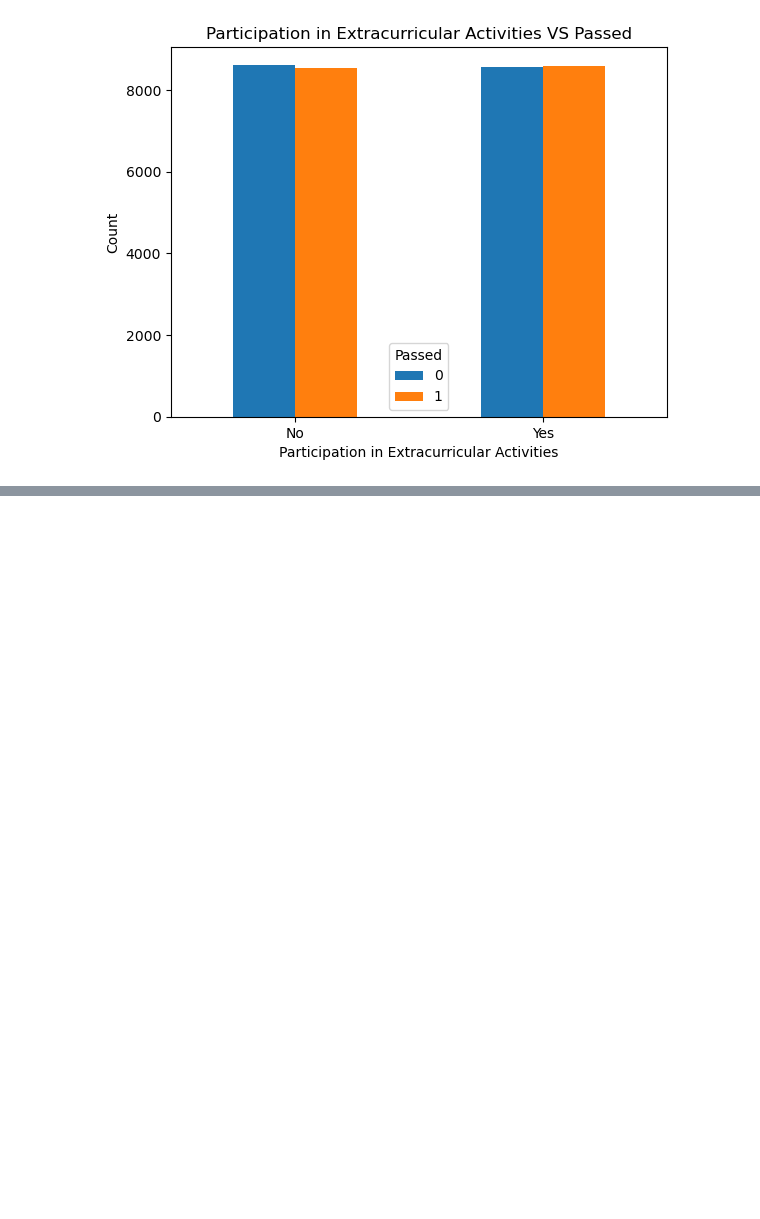
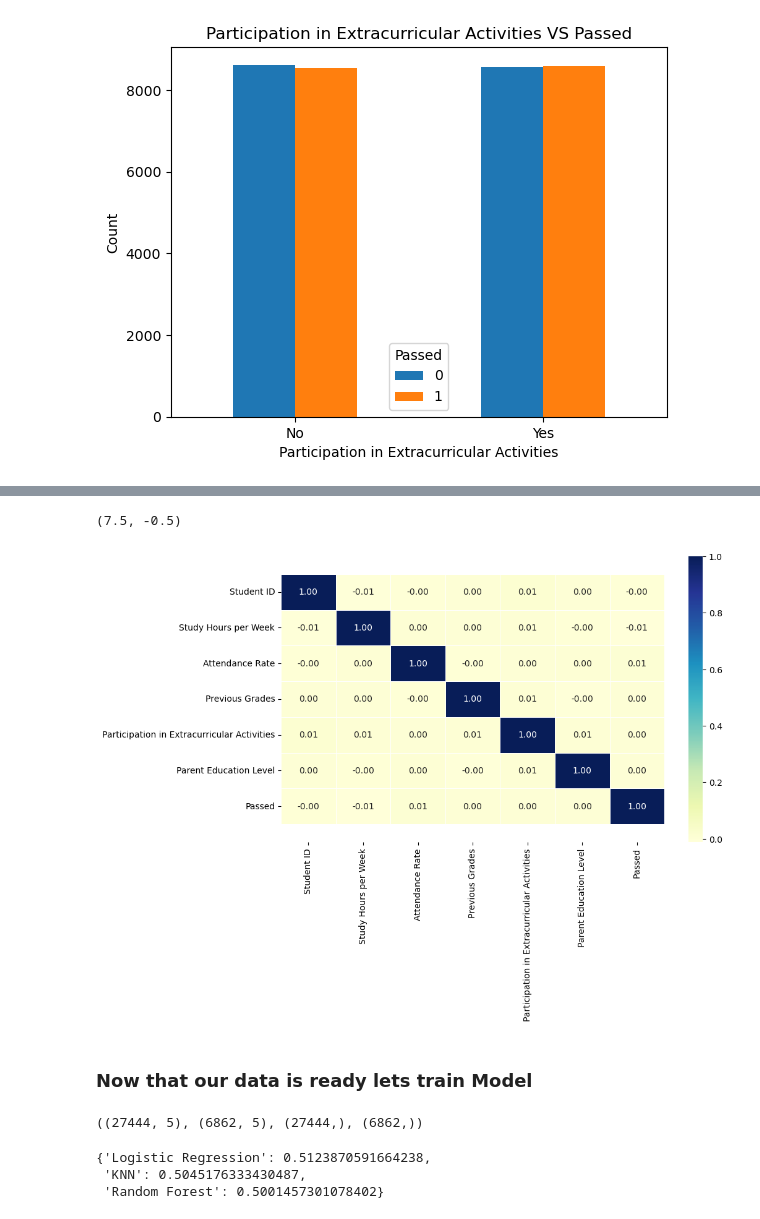
Before and after one commit to Samiruli/student-education-performance, a Jupyter notebook: student-performance.ipynb, the cells around one changed output, grey strips where cells are left out. Drawn from its saved outputs; the diff is of its cells as text; code cells hidden in the pictures; blank space fills up the shorter version.

Commit message:
train and tuned model

```diff
--- a/student-performance.ipynb
+++ b/student-performance.ipynb
@@ -453,0 +463,6 @@ plt.show()
+# %%
+# Lets convert Categorical features into numbers
+for label , content in df.items():
+    if not pd.api.types.is_numeric_dtype(content):
+         # Turn categories into numbers
+        df[label] = pd.Categorical(content).codes
@@ -453,0 +503,16 @@ plt.show()
+# %%
+# Lets visualize the corr matrix
+corr_matrix = df.corr()
+fig ,ax = plt.subplots(figsize=(10,6))
+ax= sns.heatmap(corr_matrix,
+                annot=True,
+                linewidths=0.5,
+                fmt=".2f",
+                cmap = 'YlGnBu')
+bottom , top = ax.get_ylim()
+ax.set_ylim(bottom + 0.5, top - 0.5)
+# %% [output]
+(7.5, -0.5)
+[figure, added]
+# %% [markdown]
+### Now that our data is ready lets train Model
@@ -453,0 +537,9 @@ plt.show()
+# %%
+# lets split our data into train test data sets
+X = df.drop(['Passed','Student ID'] , axis = 1)
+y = df['Passed']
+
+X_train, X_test, y_train, y_test = train_test_split(X, y,test_size=0.2)
+X_train.shape, X_test.shape, y_train.shape, y_test.shape
+# %% [output]
+((27444, 5), (6862, 5), (27444,), (6862,))
@@ -453,0 +574,6 @@ plt.show()
+# %%
+model_scores
+# %% [output]
+{'Logistic Regression': 0.5123870591664238,
+ 'KNN': 0.5045176333430487,
+ 'Random Forest': 0.5001457301078402}
```
Also changed, not shown: parts of 27 cells of this notebook.
